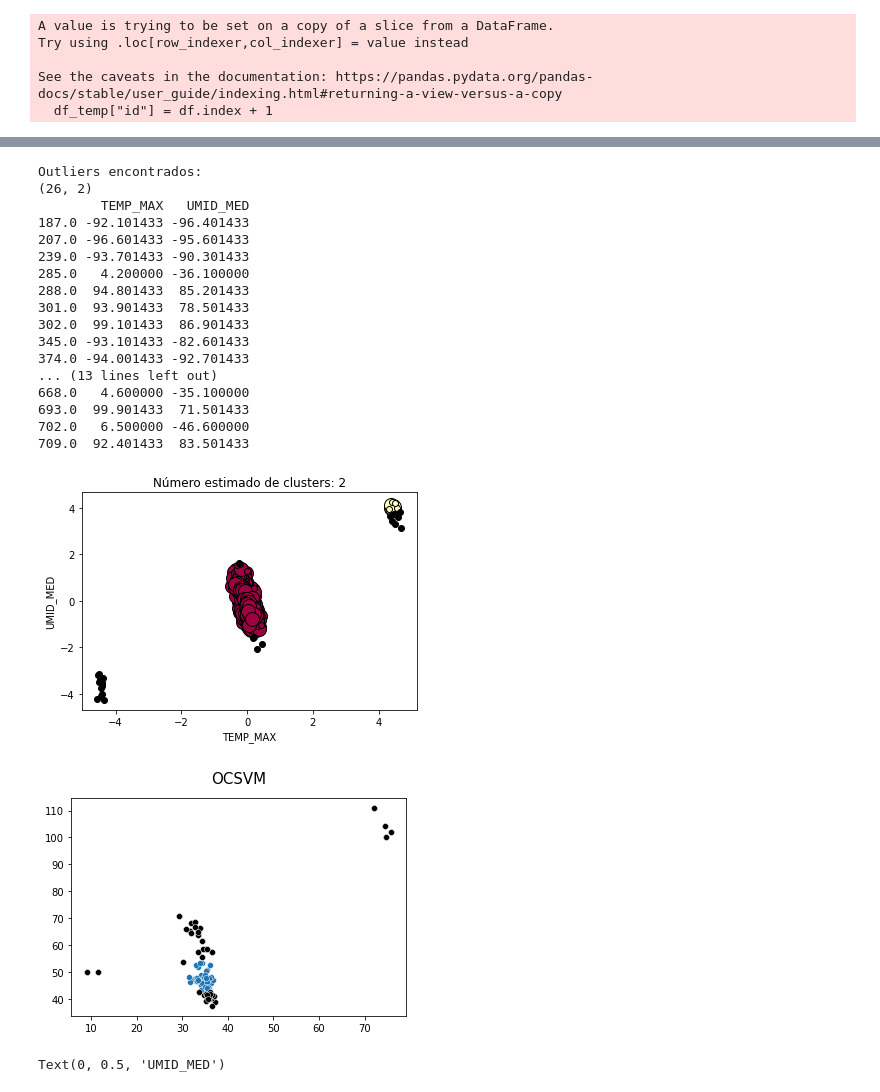
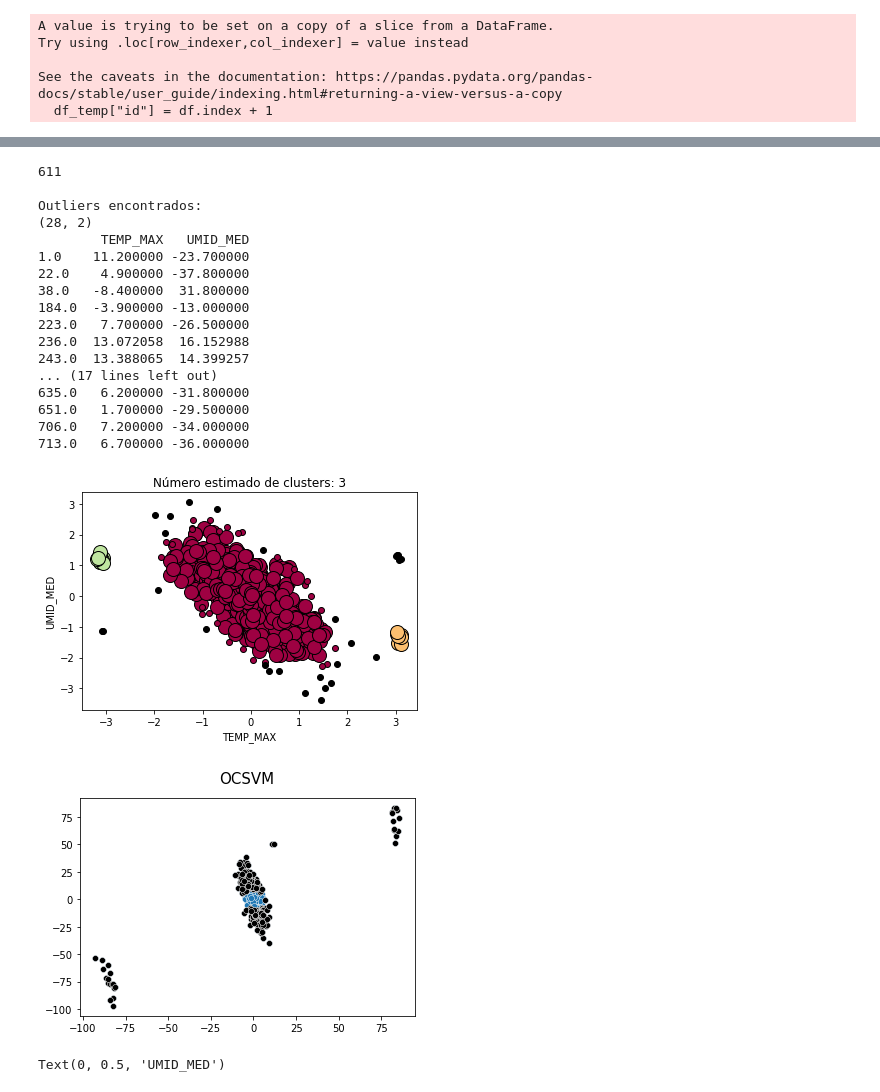
Before and after one commit to AndersonRodr/algorithms-detect-anomalies, a Jupyter notebook: PrimeiroExperimento.ipynb, the cells around one changed output, grey strips where cells are left out. Saved outputs shown, nothing was run; the diff lists cells and outputs as text; code cells hidden in the pictures.

Commit message:
Implementação da AutoRegressão
AutoRegressão com lag(1) nas colunas de Temperatura e Umidade para que fosse retirado o desvio padrão do erro.

```diff
--- a/PrimeiroExperimento.ipynb
+++ b/PrimeiroExperimento.ipynb
@@ -138,6 +115,16 @@ def dataTraining(percentOutliers, dbscan):
     df_training_temp_anomalie_edit["UMID_MED"] = df_training_temp_anomalie_edit["UMID_MED"].astype(float)
 
     equacaoExpo = equacaoExponencial()
+
+    temperaturas = autoReg(df_training_temp_anomalie_edit['TEMP_MAX'])
+    umidades = autoReg(df_training_temp_anomalie_edit['UMID_MED'])
+
+    df_ids = np.array(df_training_temp_anomalie_edit['id'])
+    df_training_temp_anomalie_edit = pd.DataFrame()
+    df_training_temp_anomalie_edit['TEMP_MAX']= temperaturas.tolist()
+    df_training_temp_anomalie_edit['UMID_MED']= umidades.tolist()
+    df_training_temp_anomalie_edit['id']= df_ids.tolist()
+
     valorFinalTemp = valorFinalTemperatura(df_training_temp_anomalie_edit, True, equacaoExpo)
     valorFinalUmid = valorFinalUmidade(df_training_temp_anomalie_edit, True, equacaoExpo)
 
@@ -152,5 +139,5 @@ def dataTraining(percentOutliers, dbscan):
     for index, row in df_training_temp_anomalie_edit.iterrows():
         valor = None
         row['TEMP_MAX'] += np.sign(row['TEMP_MAX']) * valorFinalTemp
-        row['UMID_MED'] += np.sign(row['TEMP_MAX']) * valorFinalTemp
+        row['UMID_MED'] += np.sign(row['UMID_MED']) * valorFinalTemp
 
@@ -161,8 +148,6 @@ def dataTraining(percentOutliers, dbscan):
 
         df_training_temp = pd.concat([df1, df_training_temp])
         dfAnomalias = pd.concat([df1, dfAnomalias])
-
-    #df_training_temp_anomalie_edit = np.array([[10, 20], [12, 21], [10, 23], [57,75]], np.float)
 
     dfAnomalias = dfAnomalias.drop(columns='id')
 
@@ -253,7 +247,7 @@ def dbscan_part1(df_used, eps, min_samples):
     #X = np.array([ [1, 2], [2, 2], [7, 6], [28, 7], [2, 3], [25, 8], [3, 2],[1, 3],[1.1, 2],[1.2, 2],[1.3, 2],[1.4, 2]])
     X = np.array(df_used)
     X = StandardScaler().fit_transform(df_used)
-    db = DBSCAN(eps=eps, min_samples=min_samples, algorithm='brute',p=100).fit(X)
+    db = DBSCAN(eps=eps, min_samples=min_samples, algorithm='brute').fit(X)
     core_samples_mask = np.zeros_like(db.labels_, dtype=bool)
     core_samples_mask[db.core_sample_indices_] = True
 
@@ -274,65 +268,65 @@ def dbscan_part1(df_used, eps, min_samples):
 
         class_member_mask = (labels == k)
 
         xy = X[class_member_mask & core_samples_mask]
         plt.plot(xy[:, 0], xy[:, 1], 'o', markerfacecolor=tuple(col),
                  markeredgecolor='k', markersize=14)
 
         xy = X[class_member_mask & ~core_samples_mask]
         plt.plot(xy[:, 0], xy[:, 1], 'o', markerfacecolor=tuple(col),
                  markeredgecolor='k', markersize=6)
 
     print ()
     outliers = outliers[outliers.index.notnull()]
 
     print('Outliers encontrados: ')
     print (outliers.shape)
     print (outliers.head(n=150).to_string(index=True))
 
     plt.title('Número estimado de clusters: %d' % n_clusters_)
     plt.xlabel("TEMP_MAX")
     plt.ylabel("UMID_MED")
     plt.show()
 
-eps = 0.2
-min_samples = 7
+eps = 0.4
+min_samples = 8
 #x = np.array([[10, 50], [12, 50], [48, 70]], np.float)
 df_training_temp = df_training_temp[df_training_temp.index.notnull()]
 #print(df_training_temp.head(n=700).to_string(index=True))
-
+print (df_training_temp.shape[0])
 dbscan_part1(df_training_temp, eps, min_samples)
 # %% [output]
+611
+
 Outliers encontrados:
-(26, 2)
+(28, 2)
         TEMP_MAX   UMID_MED
-187.0 -92.101433 -96.401433
-207.0 -96.601433 -95.601433
-239.0 -93.701433 -90.301433
-285.0   4.200000 -36.100000
-288.0  94.801433  85.201433
-301.0  93.901433  78.501433
-302.0  99.101433  86.901433
-345.0 -93.101433 -82.601433
-374.0 -94.001433 -92.701433
-... (13 lines left out)
-668.0   4.600000 -35.100000
-693.0  99.901433  71.501433
-702.0   6.500000 -46.600000
-709.0  92.401433  83.501433
+1.0    11.200000 -23.700000
+22.0    4.900000 -37.800000
+38.0   -8.400000  31.800000
+184.0  -3.900000 -13.000000
+223.0   7.700000 -26.500000
+236.0  13.072058  16.152988
+243.0  13.388065  14.399257
+... (17 lines left out)
+635.0   6.200000 -31.800000
+651.0   1.700000 -29.500000
+706.0   7.200000 -34.000000
+713.0   6.700000 -36.000000
-[figure, old version]
+[figure, new version]
 # %%
 from sklearn.svm import OneClassSVM
 import seaborn as sns
 
-x = np.array([[10, 50], [12, 50]], np.float)
-df=pd.DataFrame(x, columns=['TEMP_MAX', 'UMID_MED'])
-df_training_temp = pd.concat([df, df_training_temp]).drop_duplicates(keep=False)
+#x = np.array([[10, 50], [12, 50]], np.float)
+#df=pd.DataFrame(x, columns=['TEMP_MAX', 'UMID_MED'])
+#df_training_temp = pd.concat([df, df_training_temp]).drop_duplicates(keep=False)
 
 
 X = np.array(df_training_temp)
 X, _ = make_blobs(n_samples=df_training_temp.shape[0], centers=X, cluster_std=0.4,random_state=None)
 
-ocsvm = OneClassSVM(kernel='rbf', degree=3, gamma='scale', nu=0.5, coef0=0.0,tol=0.001,
+ocsvm = OneClassSVM(kernel='rbf', gamma='scale', nu=0.5, coef0=0.0,tol=0.001,
                     shrinking=True,cache_size=10,
                     verbose=False,max_iter=-1).fit(X)
 pred = ocsvm.predict(X)
@@ -345,7 +339,7 @@ sns.scatterplot(x=outlier_values[:,0],
 plt.title("OCSVM", fontsize=15, pad=15)
 plt.savefig("One-Class SVM Detection.png", dpi=80)
 # %% [output]
-[figure, old version]
+[figure, new version]
 # %%
 from sklearn.ensemble import IsolationForest
 from sklearn.decomposition import PCA
```
Also changed, not shown: parts of 3 cells of this notebook.
